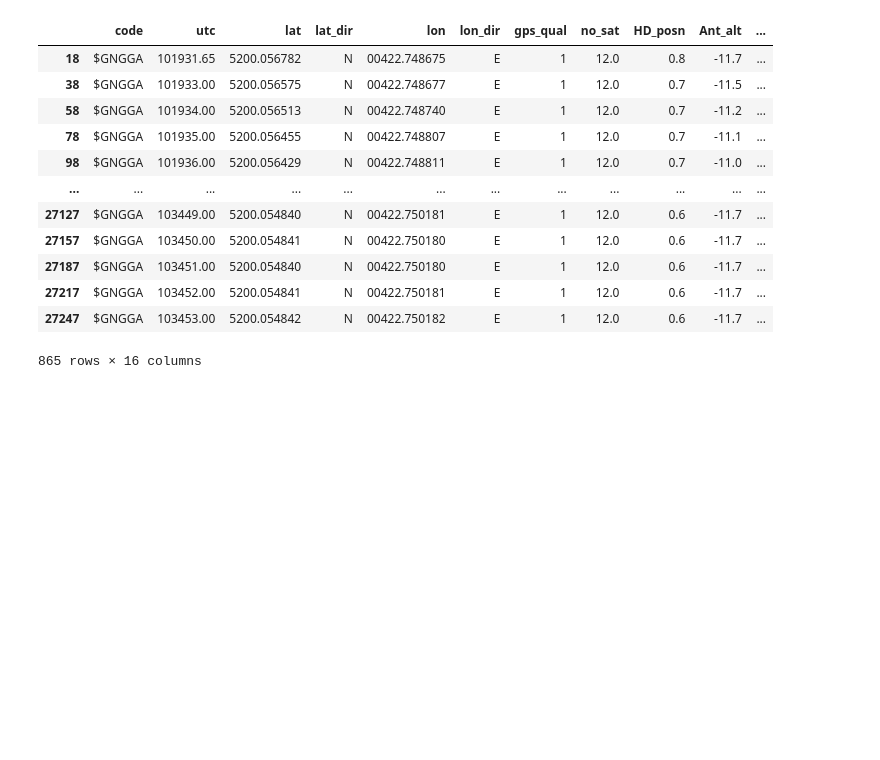
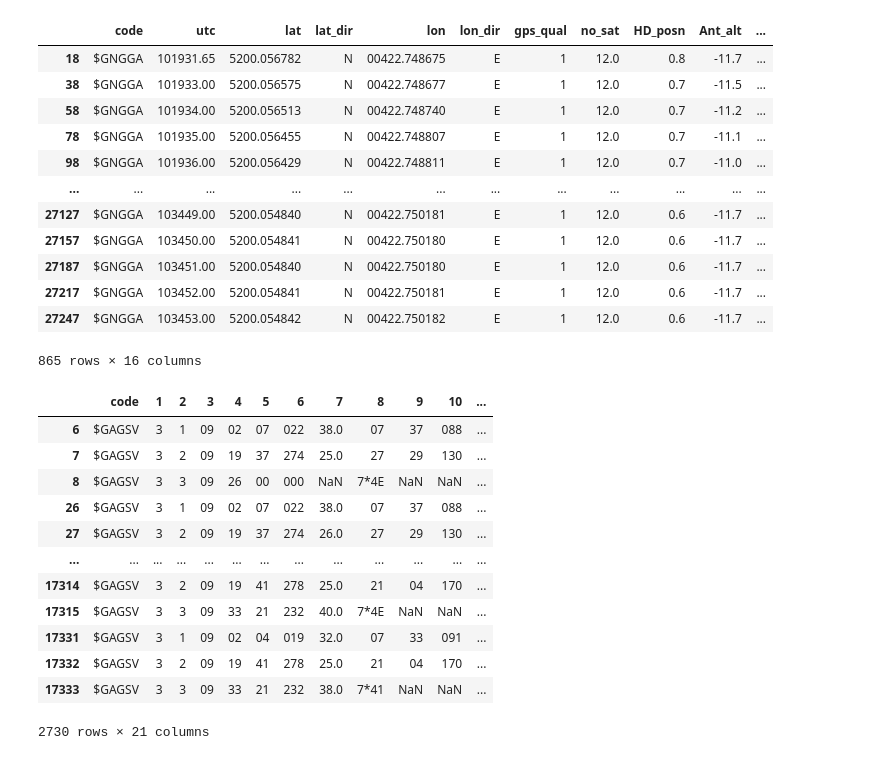
Before and after one commit to pratyush1611/geo1003_position, a Jupyter notebook: asg2.ipynb, the cells around one changed output. Saved outputs shown, nothing was run; the diff lists cells and outputs as text; code cells hidden in the pictures; blank space fills up the shorter version.

```diff
--- a/asg2.ipynb
+++ b/asg2.ipynb
@@ -367,3 +401,20 @@ gga_b2
 | 27217 | $GNGGA | 103452.00 | 5200.054841 | N | 00422.750181 | E | 1 | 12.0 | 0.6 | -11.7 | ... |
 | 27247 | $GNGGA | 103453.00 | 5200.054842 | N | 00422.750182 | E | 1 | 12.0 | 0.6 | -11.7 | ... |
 865 rows × 16 columns
+# %%
+lis = ['$GAGSV', '$GBGSV', '$GLGSV', '$GNGGA', '$GNGSA', '$GNRMC', '$GNVTG', '$GPGSV', '$GQGSV']
+dfopenf2[dfopenf2['code']=='$GAGSV']
+# %% [output]
+|  | code | 1 | 2 | 3 | 4 | 5 | 6 | 7 | 8 | 9 | 10 | ... |
+| 6 | $GAGSV | 3 | 1 | 09 | 02 | 07 | 022 | 38.0 | 07 | 37 | 088 | ... |
+| 7 | $GAGSV | 3 | 2 | 09 | 19 | 37 | 274 | 25.0 | 27 | 29 | 130 | ... |
+| 8 | $GAGSV | 3 | 3 | 09 | 26 | 00 | 000 | NaN | 7*4E | NaN | NaN | ... |
+| 26 | $GAGSV | 3 | 1 | 09 | 02 | 07 | 022 | 38.0 | 07 | 37 | 088 | ... |
+| 27 | $GAGSV | 3 | 2 | 09 | 19 | 37 | 274 | 26.0 | 27 | 29 | 130 | ... |
+| ... | ... | ... | ... | ... | ... | ... | ... | ... | ... | ... | ... | ... |
+| 17314 | $GAGSV | 3 | 2 | 09 | 19 | 41 | 278 | 25.0 | 21 | 04 | 170 | ... |
+| 17315 | $GAGSV | 3 | 3 | 09 | 33 | 21 | 232 | 40.0 | 7*4E | NaN | NaN | ... |
+| 17331 | $GAGSV | 3 | 1 | 09 | 02 | 04 | 019 | 32.0 | 07 | 33 | 091 | ... |
+| 17332 | $GAGSV | 3 | 2 | 09 | 19 | 41 | 278 | 25.0 | 21 | 04 | 170 | ... |
+| 17333 | $GAGSV | 3 | 3 | 09 | 33 | 21 | 232 | 38.0 | 7*41 | NaN | NaN | ... |
+2730 rows × 21 columns
```
Also changed, not shown: parts of 13 cells of this notebook.
